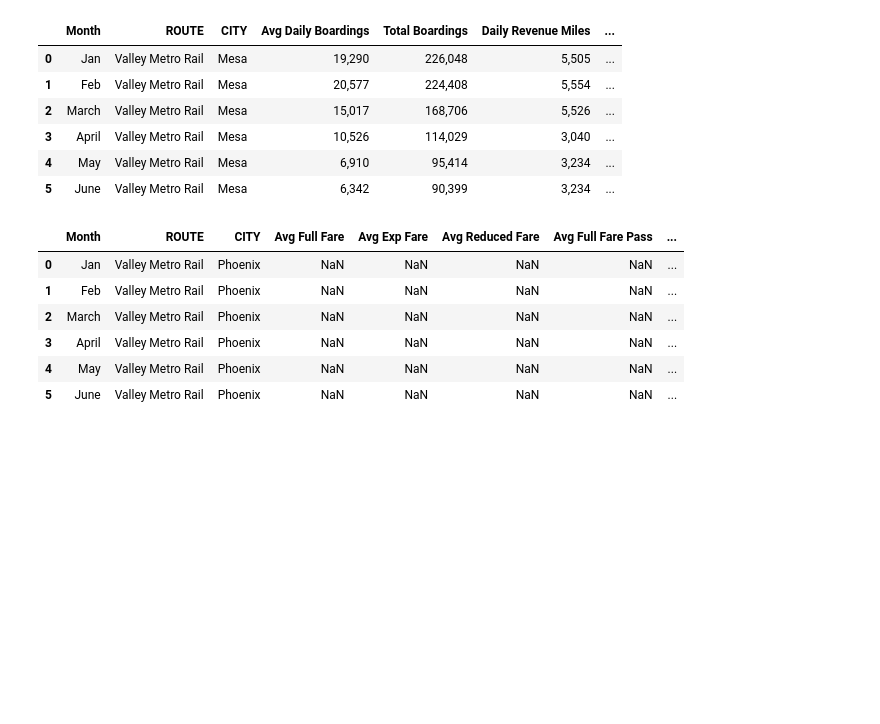
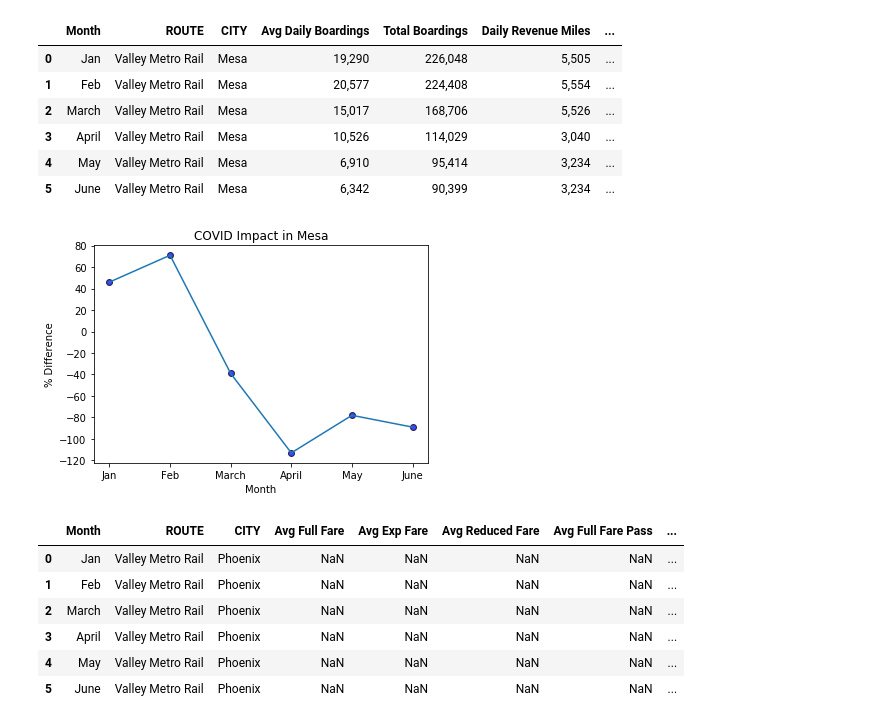
Before and after one commit to phil-wew/group_project1, a Jupyter notebook: CC/Valley Metro Bus Stops.ipynb, the cells around one changed output. Cells and saved outputs as stored; diff of their text form; code cells hidden in the pictures; blank space fills up the shorter version.

```diff
--- a/CC/Valley Metro Bus Stops.ipynb
+++ b/CC/Valley Metro Bus Stops.ipynb
@@ -270,6 +284,20 @@ Mesa_JanJun_stops_df
 | 3 | April | Valley Metro Rail | Mesa | 10,526 | 114,029 | 3,040 | ... |
 | 4 | May | Valley Metro Rail | Mesa | 6,910 | 95,414 | 3,234 | ... |
 | 5 | June | Valley Metro Rail | Mesa | 6,342 | 90,399 | 3,234 | ... |
+# %%
+# COVID Impact in Mesa
+x_values = Mesa_JanJun_stops_df['Month']
+y_values = Mesa_JanJun_stops_df['% Difference'].str.rstrip('%').astype(float)
+axisOrientation = [-20, 0, 20, 40]
+plt.scatter(x_values,y_values, marker="o", facecolors="blue", edgecolors="black", alpha=0.75)
+plt.plot(x_values,y_values)
+plt.title("COVID Impact in Mesa")
+plt.xlabel("Month")
+plt.ylabel("% Difference")
+plt.yticks(np.arange(-120, 100, step=20))
+plt.show()
+# %% [output]
+[figure, added]
 # %%
 # Import Phoenix Jan-Jun CSV
 Phoenix_stops_df = pd.read_csv(r"C:\Users\crist\Desktop\group_project1\CC\PhoenixJanJunBusStops2020.csv","utf-8", engine='python', delimiter = ",")
```
Also changed, not shown: parts of 2 cells of this notebook, 1 other file.
